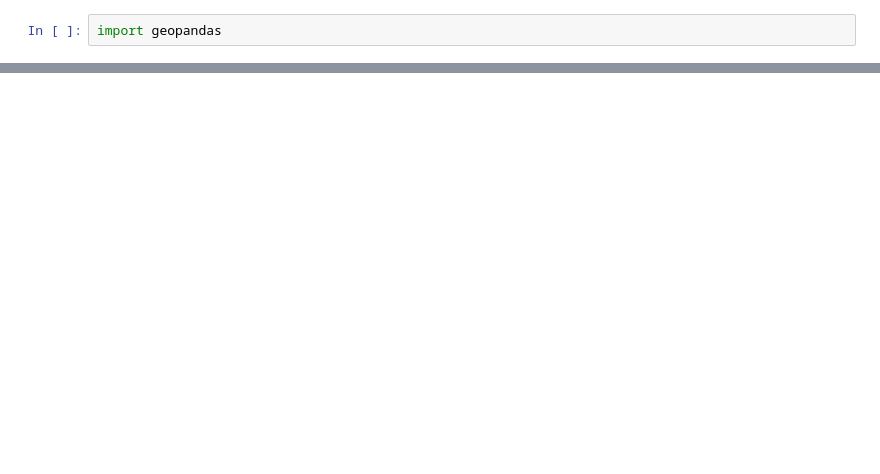
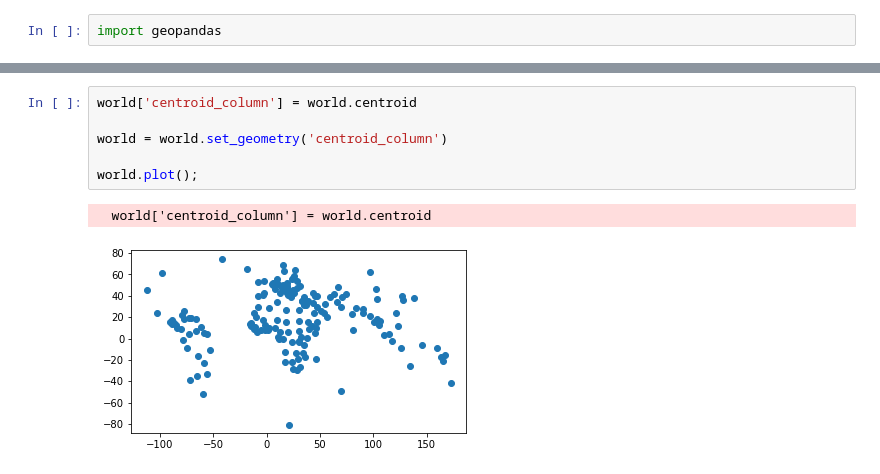
Before and after one commit to kentdan/geopandas_documentation, a Jupyter notebook: dsgeo.ipynb, the cells around one changed output, grey strips where cells are left out. Drawn from its saved outputs; the diff is of its cells as text; blank space fills up the shorter version.

```diff
--- a/dsgeo.ipynb
+++ b/dsgeo.ipynb
@@ -9,0 +28,9 @@ Importing fiona resulted in: dlopen(/Users/danielkent/miniforge3/envs/cv/lib/pyt
+# %%
+world['centroid_column'] = world.centroid
+
+world = world.set_geometry('centroid_column')
+
+world.plot();
+# %% [output]
+  world['centroid_column'] = world.centroid
+[figure, added]
```
Also changed, not shown: parts of 7 cells of this notebook, 3 other files.
